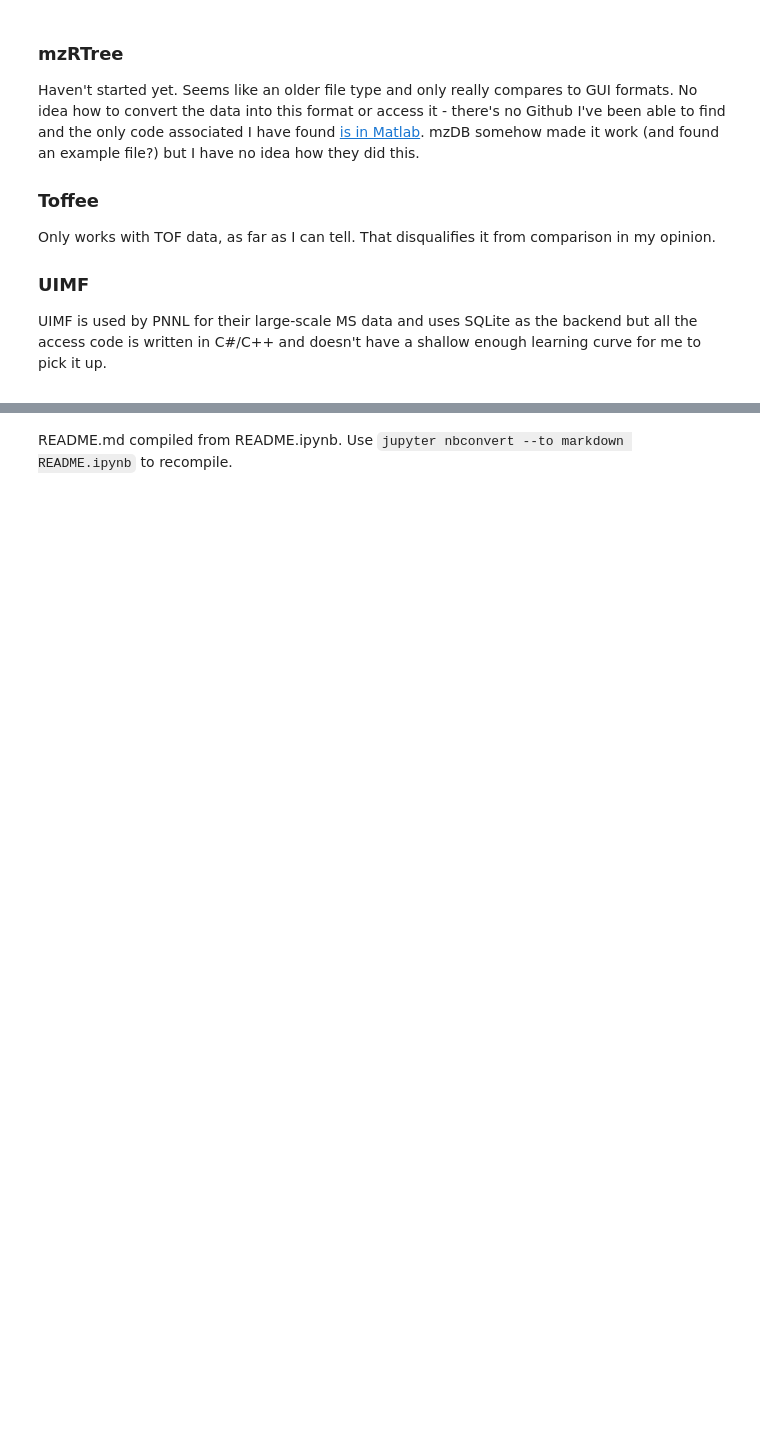
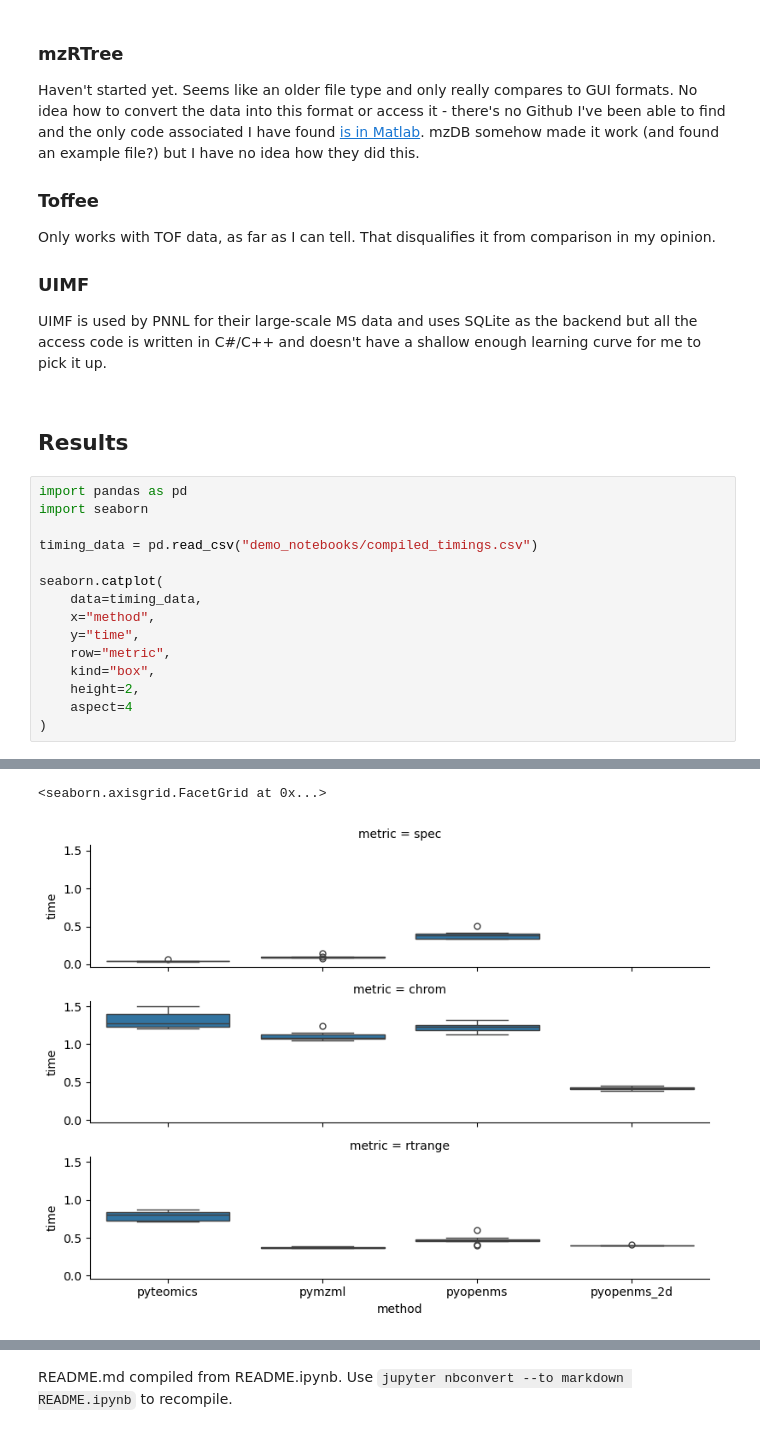
Before and after one commit to wkumler/mzsql, a Jupyter notebook: README.ipynb, the cells around one changed output, grey strips where cells are left out. Drawn from its saved outputs; the diff is of its cells as text; folded sections open; blank space fills up the shorter version.

Commit message:
Adding preliminary results to README

```diff
--- a/README.ipynb
+++ b/README.ipynb
@@ -221,3 +221,21 @@ Only works with TOF data, as far as I can tell. That disqualifies it from compar
 UIMF is used by PNNL for their large-scale MS data and uses SQLite as the backend but all the access code is written in C#/C++ and doesn't have a shallow enough learning curve for me to pick it up.
 
 </details>
+# %% [markdown]
+## Results
+# %%
+import pandas as pd
+import seaborn
+
+timing_data = pd.read_csv("demo_notebooks/compiled_timings.csv")
+
+seaborn.catplot(
+    data=timing_data,
+    x="method",
+    y="time",
+    row="metric",
+    kind="box",
+    height=2,
+    aspect=4
+)
+# %% [output]
@@ -223,0 +248,2 @@ UIMF is used by PNNL for their large-scale MS data and uses SQLite as the backen
+<seaborn.axisgrid.FacetGrid at 0x...>
+[figure, added]
```
Also changed, not shown: parts of 2 cells of this notebook, 1 other file.
